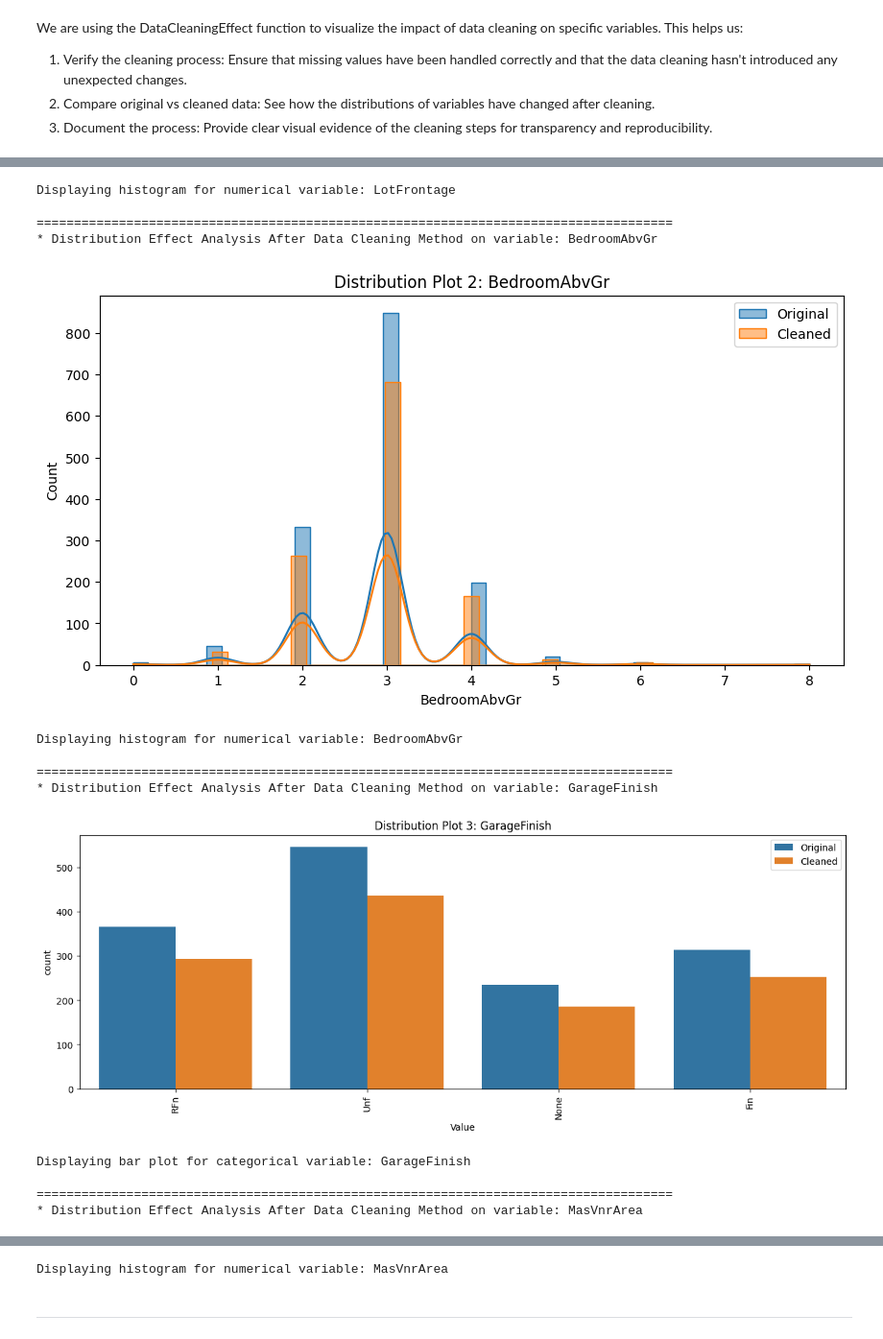
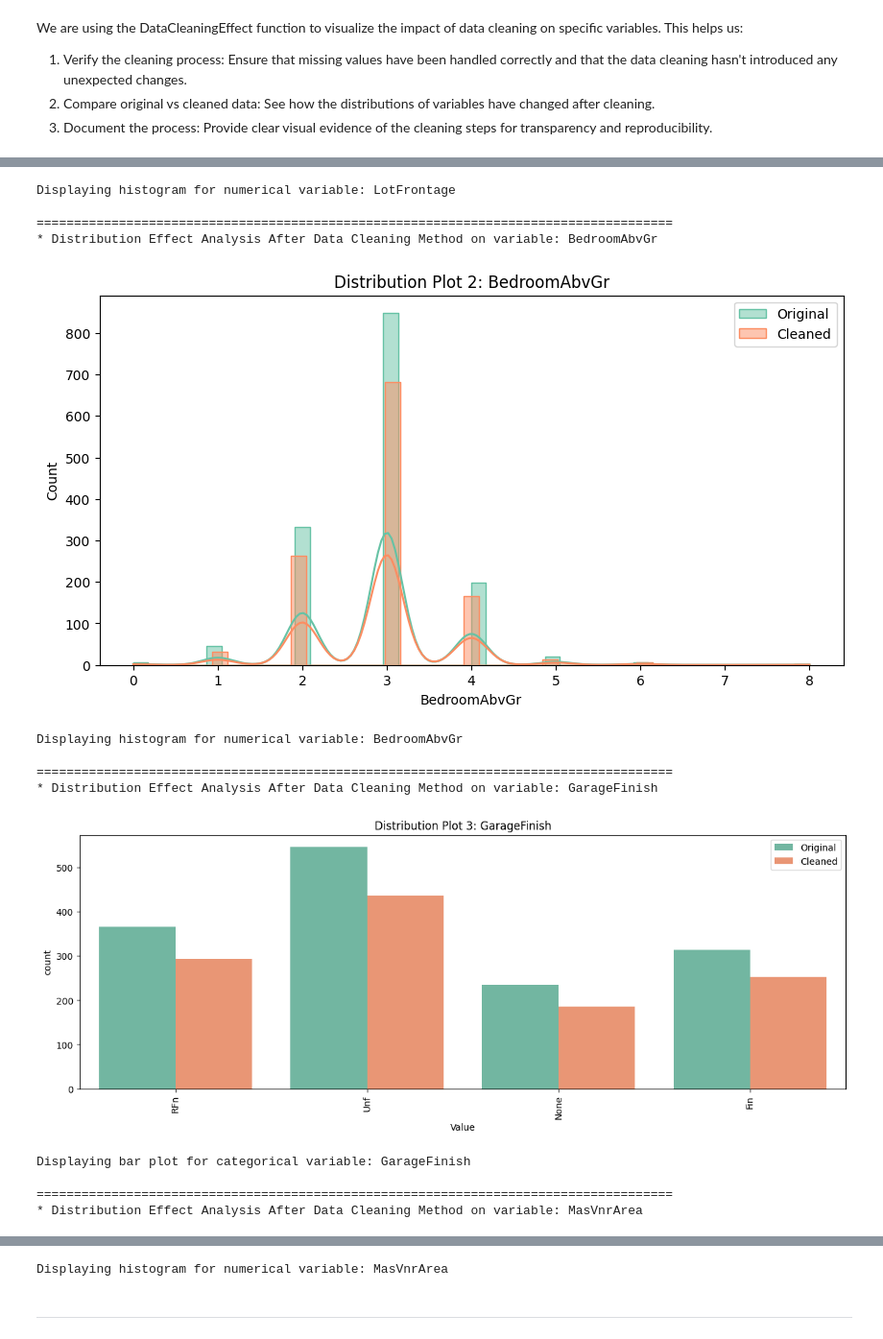
Before and after one commit to NatashaRy/house-price-predictor, a Jupyter notebook: jupyter_notebooks/02-DataCleaning.ipynb, the cells around one changed output, grey strips where cells are left out. Shown at 96% size. Drawn from its saved outputs; the diff is of its cells as text; code cells hidden in the pictures.

Commit message:
Updated color palette

```diff
--- a/jupyter_notebooks/02-DataCleaning.ipynb
+++ b/jupyter_notebooks/02-DataCleaning.ipynb
@@ -246,6 +246,7 @@ We are using the DataCleaningEffect function to visualize the impact of data cle
 import seaborn as sns
 import matplotlib.pyplot as plt
 %matplotlib inline
+
 
 def DataCleaningEffect(df_original, df_cleaned, variables_applied_with_method):
     """
@@ -269,7 +270,12 @@ def DataCleaningEffect(df_original, df_cleaned, variables_applied_with_method):
             dfAux.reset_index(drop=True, inplace=True)  # Reset index to avoid duplicates
 
             fig, axes = plt.subplots(figsize=(15, 5))
-            sns.countplot(data=dfAux, x="Value", hue="Type", palette=['#1f77b4', "#ff7f0e"])
+            sns.countplot(
+                data=dfAux,
+                x="Value",
+                hue="Type",
+                palette=sns.color_palette("Set2")
+                )
             axes.set_title(f"Distribution Plot {flag_count}: {var}")
             plt.xticks(rotation=90)
             plt.legend()
@@ -279,8 +285,24 @@ def DataCleaningEffect(df_original, df_cleaned, variables_applied_with_method):
         else:
             # # For numeric variables, create histograms
             fig, axes = plt.subplots(figsize=(10, 5))
-            sns.histplot(data=df_original, x=var, color="#1f77b4", label='Original', kde=True, element="step", ax=axes)
-            sns.histplot(data=df_cleaned, x=var, color="#ff7f0e", label='Cleaned', kde=True, element="step", ax=axes)
+            sns.histplot(
+                data=df_original,
+                x=var,
+                color=sns.color_palette("Set2")[0],
+                label='Original',
+                kde=True,
+                element="step",
+                ax=axes
+                )
+            sns.histplot(
+                data=df_cleaned,
+                x=var,
+                color=sns.color_palette("Set2")[1],
+                label='Cleaned',
+                kde=True,
+                element="step",
+                ax=axes
+                )
             axes.set_title(f"Distribution Plot {flag_count}: {var}")
             plt.legend()
             plt.show()
@@ -304,13 +326,13 @@ DataCleaningEffect(df_original=df_prices,
 Displaying histogram for numerical variable: LotFrontage
 
 =====================================================================================
 * Distribution Effect Analysis After Data Cleaning Method on variable: BedroomAbvGr
-[figure, old version]
+[figure, new version]
 Displaying histogram for numerical variable: BedroomAbvGr
 
 =====================================================================================
 * Distribution Effect Analysis After Data Cleaning Method on variable: GarageFinish
-[figure, old version]
+[figure, new version]
 Displaying bar plot for categorical variable: GarageFinish
 
 =====================================================================================
```
Also changed, not shown: parts of 1 cell of this notebook.
